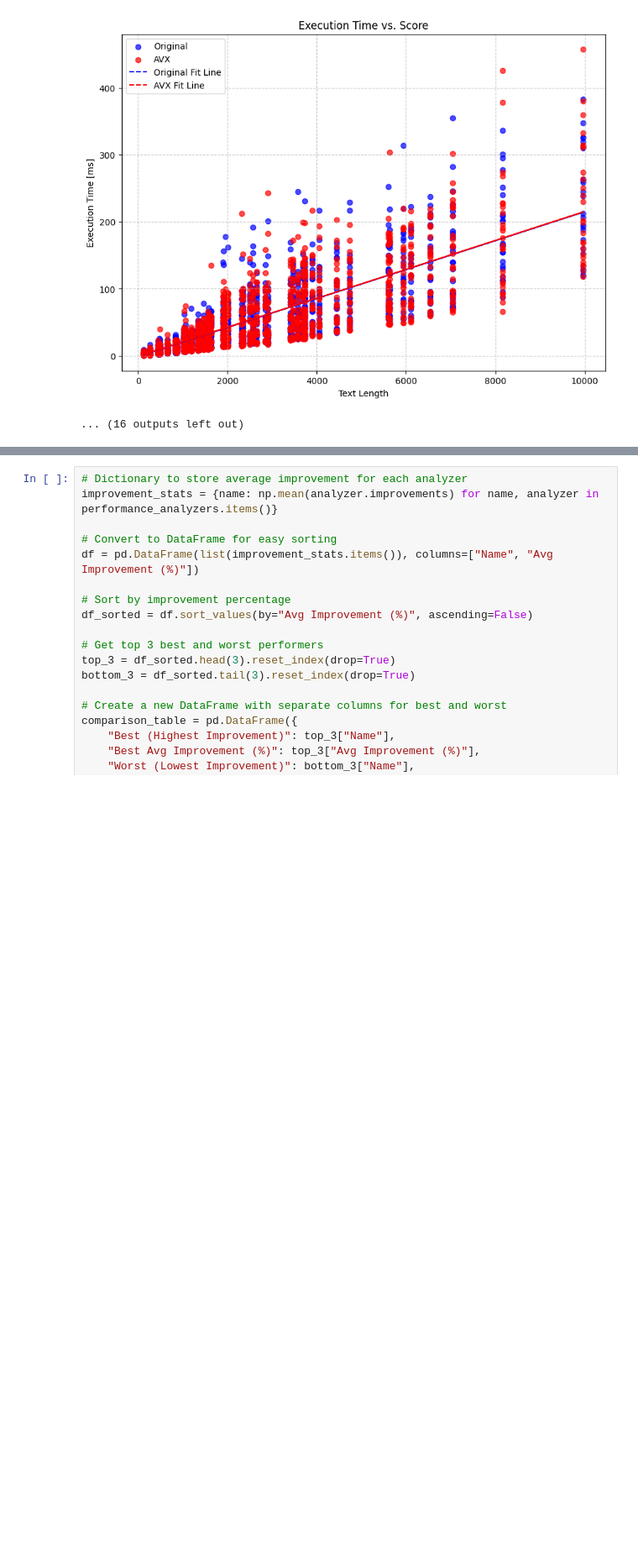
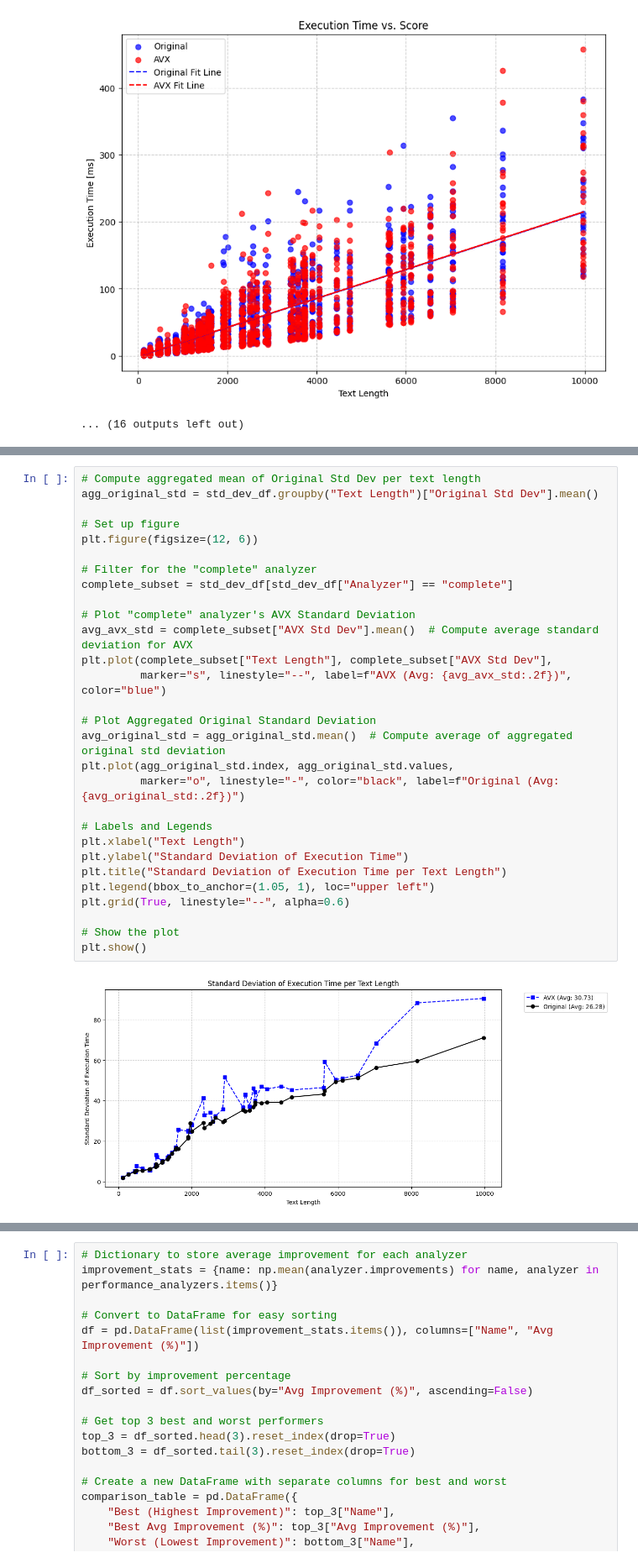
Before and after one commit to TheBanana03/BiWave-X, a Jupyter notebook: examples/benchmark_analysis.ipynb, the cells around one changed output, grey strips where cells are left out. Shown at 84% size. Cells and saved outputs as stored; diff of their text form; blank space fills up the shorter version.

```diff
--- a/examples/benchmark_analysis.ipynb
+++ b/examples/benchmark_analysis.ipynb
@@ -234,3 +348,34 @@ Processing complete with AVX slope: -0.0112, Original slope: -0.0111, Difference
+# %%
+# Compute aggregated mean of Original Std Dev per text length
+agg_original_std = std_dev_df.groupby("Text Length")["Original Std Dev"].mean()
+
+# Set up figure
+plt.figure(figsize=(12, 6))
+
+# Filter for the "complete" analyzer
+complete_subset = std_dev_df[std_dev_df["Analyzer"] == "complete"]
+
+# Plot "complete" analyzer's AVX Standard Deviation
+avg_avx_std = complete_subset["AVX Std Dev"].mean()  # Compute average standard deviation for AVX
+plt.plot(complete_subset["Text Length"], complete_subset["AVX Std Dev"],
+         marker="s", linestyle="--", label=f"AVX (Avg: {avg_avx_std:.2f})", color="blue")
+
+# Plot Aggregated Original Standard Deviation
+avg_original_std = agg_original_std.mean()  # Compute average of aggregated original std deviation
+plt.plot(agg_original_std.index, agg_original_std.values,
+         marker="o", linestyle="-", color="black", label=f"Original (Avg: {avg_original_std:.2f})")
+
+# Labels and Legends
+plt.xlabel("Text Length")
+plt.ylabel("Standard Deviation of Execution Time")
+plt.title("Standard Deviation of Execution Time per Text Length")
+plt.legend(bbox_to_anchor=(1.05, 1), loc="upper left")
+plt.grid(True, linestyle="--", alpha=0.6)
+
+# Show the plot
+plt.show()
+# %% [output]
+[figure, added]
 # %%
 # Create a figure
 plt.figure(figsize=(12, 8))
```
Also changed, not shown: parts of 8 cells of this notebook, 4 other files.
